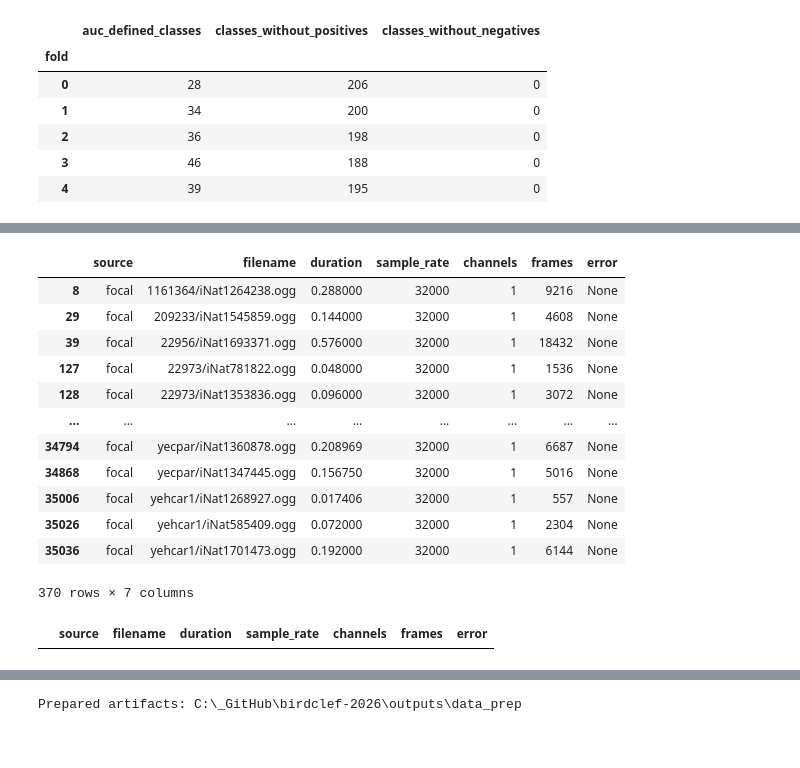
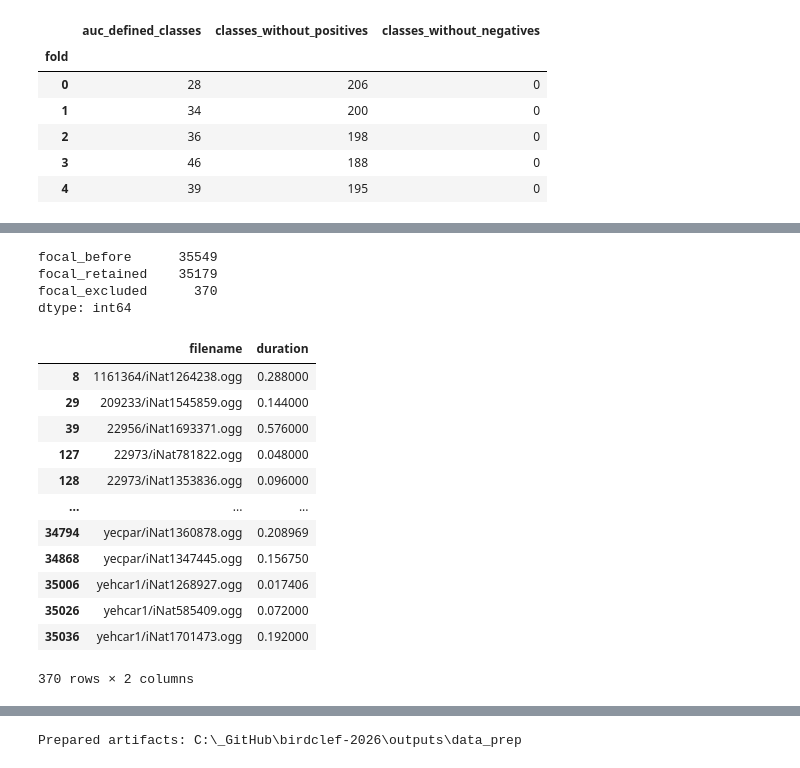
Before and after one commit to sl4shuur/birdclef-2026, a Jupyter notebook: notebooks/local/data_prep.ipynb, the cells around one changed output, grey strips where cells are left out. Saved outputs shown, nothing was run; the diff lists cells and outputs as text; code cells hidden in the pictures.

Commit message:
feat: new data_prep nb

```diff
--- a/notebooks/local/data_prep.ipynb
+++ b/notebooks/local/data_prep.ipynb
@@ -8,6 +8,7 @@ Select the repository `.venv` kernel after `uv sync --extra notebooks --extra de
 from hashlib import sha256
 import json
 
+import matplotlib.pyplot as plt
 import numpy as np
 import pandas as pd
 import soundfile as sf
@@ -19,7 +20,8 @@ from birdclef.config import get_config
 from birdclef.runtime.environment import apply_environment_defaults
 from birdclef.competition import class_columns
 from birdclef.data.audio import FocalAudioDataset, SoundscapeDataset, read_audio_window
-from birdclef.data.manifests import focal_manifest, soundscape_manifest
+from birdclef.data.manifests import focal_manifest, soundscape_manifest, filter_focal_duration
+from birdclef.data.sampling import SourceWeightedRandomSampler
 from birdclef.data.split import group_folds
 from birdclef.processing.audio import log_mel
 
@@ -31,7 +33,8 @@ OUTPUT = config.data.output_dir / 'data_prep'
 N_FOLDS = 5
 FOLD = 0
 SEED = config.train.seed
-RUN_HEADER_AUDIT = True
+MIN_FOCAL_SECONDS = 1.0
+SOUNDSCAPE_PROBABILITY = config.loader.soundscape_probability
 
 torch.manual_seed(SEED)
 # %% [output]
@@ -130,40 +133,50 @@ Read headers, not entire recordings. Keep every source row, including very short
 # %%
 header_rows = []
-if RUN_HEADER_AUDIT:
-    sources = pd.concat([
-        focal[['filename', 'path']].assign(source='focal'),
-        windows[['filename', 'path']].drop_duplicates().assign(source='soundscape'),
-    ], ignore_index=True)
-    for row in tqdm(sources.itertuples(index=False), total=len(sources)):
-        result = {'source': row.source, 'filename': row.filename}
-        try:
-            info = sf.info(row.path)
-            result.update(duration=info.duration, sample_rate=info.samplerate,
-                          channels=info.channels, frames=info.frames, error=None)
-        except (OSError, RuntimeError) as error:
-            result['error'] = f'{type(error).__name__}: {error}'
-        header_rows.append(result)
+sources = pd.concat([
+    focal[['filename', 'path']].assign(source='focal'),
+    windows[['filename', 'path']].drop_duplicates().assign(source='soundscape'),
+], ignore_index=True)
+for row in tqdm(sources.itertuples(index=False), total=len(sources)):
+    result = {'source': row.source, 'filename': row.filename}
+    try:
+        info = sf.info(row.path)
+        result.update(duration=info.duration, sample_rate=info.samplerate,
+                      channels=info.channels, frames=info.frames, error=None)
+    except (OSError, RuntimeError) as error:
+        result['error'] = f'{type(error).__name__}: {error}'
+    header_rows.append(result)
 headers = pd.DataFrame(header_rows, columns=[
     'source', 'filename', 'duration', 'sample_rate', 'channels', 'frames', 'error',
 ])
-short_recordings = headers.loc[headers.source.eq('focal') & headers.duration.lt(1)].copy()
-display(short_recordings)
-display(headers.loc[headers.error.notna() | headers.frames.eq(0)])
+if headers.error.notna().any() or headers.frames.eq(0).any():
+    display(headers.loc[headers.error.notna() | headers.frames.eq(0)])
+    raise ValueError('Repair failed or empty audio files before preparing training data.')
+focal_before_filter = len(focal)
+focal, focal_targets, short_recordings = filter_focal_duration(
+    focal, focal_targets, headers.loc[headers.source.eq('focal')],
+    min_duration=MIN_FOCAL_SECONDS,
+)
+display(pd.Series({'focal_before': focal_before_filter, 'focal_retained': len(focal),
+                   'focal_excluded': len(short_recordings)}))
+display(short_recordings[['filename', 'duration']])
 # %% [output]
+focal_before      35549
+focal_retained    35179
+focal_excluded      370
+dtype: int64
-|  | source | filename | duration | sample_rate | channels | frames | error |
-| 8 | focal | 1161364/iNat1264238.ogg | 0.288000 | 32000 | 1 | 9216 | None |
-| 29 | focal | 209233/iNat1545859.ogg | 0.144000 | 32000 | 1 | 4608 | None |
-| 39 | focal | 22956/iNat1693371.ogg | 0.576000 | 32000 | 1 | 18432 | None |
-| 127 | focal | 22973/iNat781822.ogg | 0.048000 | 32000 | 1 | 1536 | None |
-| 128 | focal | 22973/iNat1353836.ogg | 0.096000 | 32000 | 1 | 3072 | None |
-| ... | ... | ... | ... | ... | ... | ... | ... |
-| 34794 | focal | yecpar/iNat1360878.ogg | 0.208969 | 32000 | 1 | 6687 | None |
-| 34868 | focal | yecpar/iNat1347445.ogg | 0.156750 | 32000 | 1 | 5016 | None |
-| 35006 | focal | yehcar1/iNat1268927.ogg | 0.017406 | 32000 | 1 | 557 | None |
-| 35026 | focal | yehcar1/iNat585409.ogg | 0.072000 | 32000 | 1 | 2304 | None |
-| 35036 | focal | yehcar1/iNat1701473.ogg | 0.192000 | 32000 | 1 | 6144 | None |
+|  | filename | duration |
+| 8 | 1161364/iNat1264238.ogg | 0.288000 |
+| 29 | 209233/iNat1545859.ogg | 0.144000 |
+| 39 | 22956/iNat1693371.ogg | 0.576000 |
+| 127 | 22973/iNat781822.ogg | 0.048000 |
+| 128 | 22973/iNat1353836.ogg | 0.096000 |
+| ... | ... | ... |
+| 34794 | yecpar/iNat1360878.ogg | 0.208969 |
+| 34868 | yecpar/iNat1347445.ogg | 0.156750 |
+| 35006 | yehcar1/iNat1268927.ogg | 0.017406 |
+| 35026 | yehcar1/iNat585409.ogg | 0.072000 |
+| 35036 | yehcar1/iNat1701473.ogg | 0.192000 |
-370 rows × 7 columns
-|  | source | filename | duration | sample_rate | channels | frames | error |
+370 rows × 2 columns
 # %% [markdown]
 ## Save portable manifests and provenance
 
```
Also changed, not shown: parts of 13 cells of this notebook.
